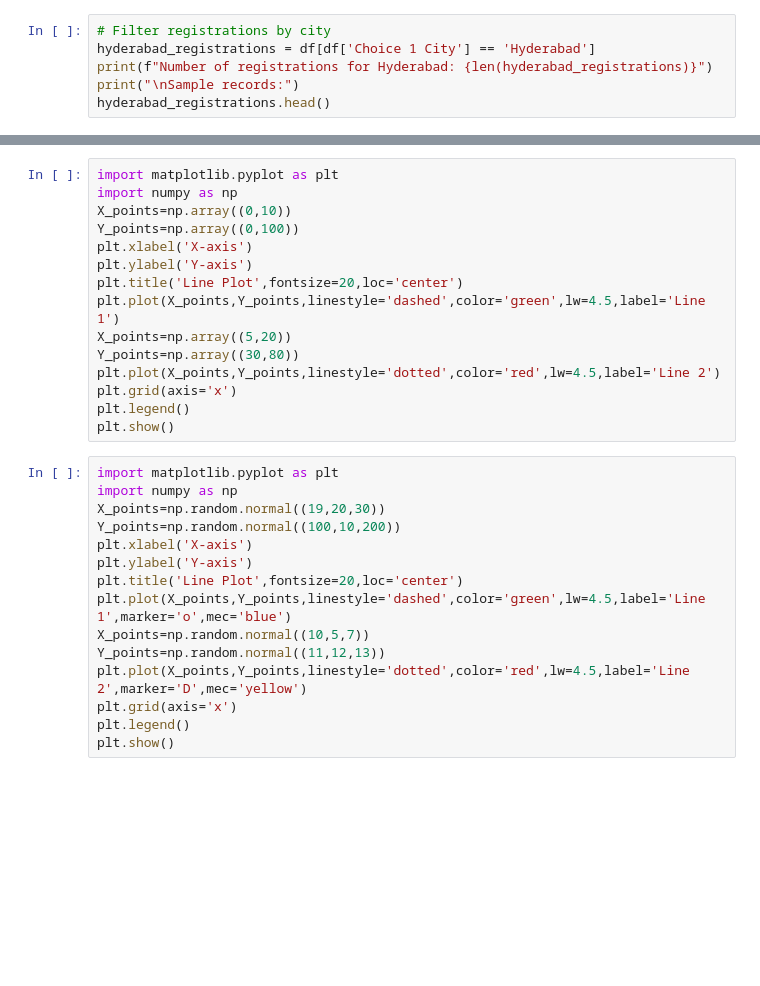
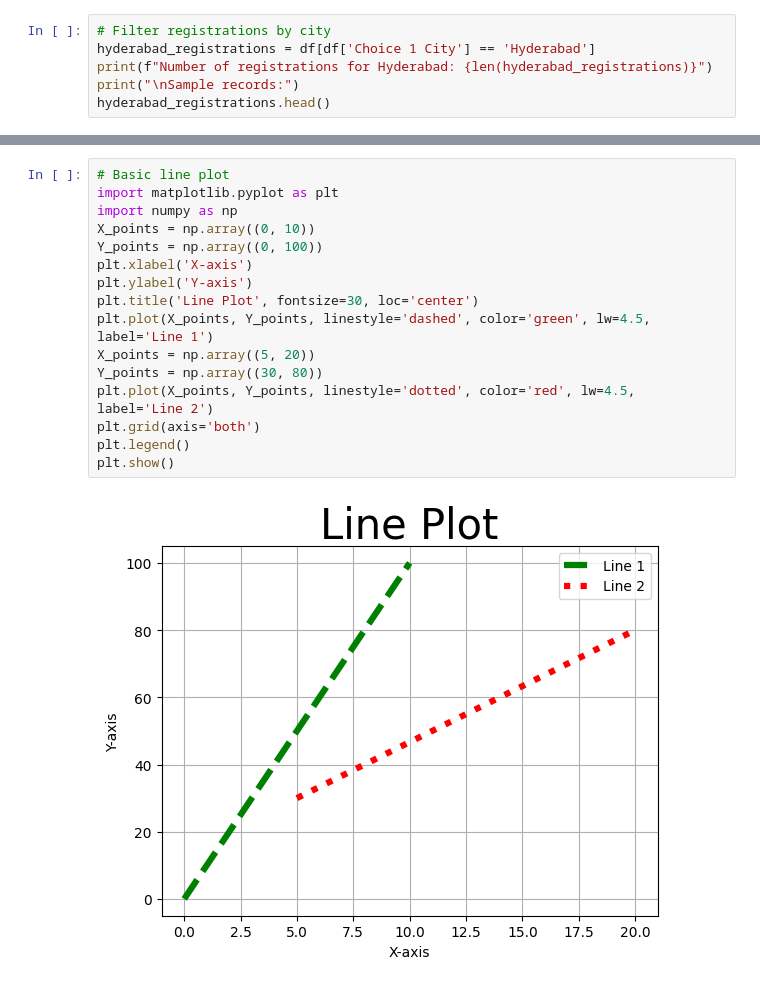
Before and after one commit to JagadeeswarJ/MDS-Lab, a Jupyter notebook: 03-week-6_7&8.ipynb, the cells around one changed output, grey strips where cells are left out. Saved outputs shown, nothing was run; the diff lists cells and outputs as text; blank space fills up the shorter version.

```diff
--- a/03-week-6_7&8.ipynb
+++ b/03-week-6_7&8.ipynb
@@ -84,33 +92,21 @@ df.isnull().sum()
 # %%
+# Basic line plot
 import matplotlib.pyplot as plt
 import numpy as np
-X_points=np.array((0,10))
-Y_points=np.array((0,100))
+X_points = np.array((0, 10))
+Y_points = np.array((0, 100))
 plt.xlabel('X-axis')
 plt.ylabel('Y-axis')
-plt.title('Line Plot',fontsize=20,loc='center')
-plt.plot(X_points,Y_points,linestyle='dashed',color='green',lw=4.5,label='Line 1')
-X_points=np.array((5,20))
-Y_points=np.array((30,80))
-plt.plot(X_points,Y_points,linestyle='dotted',color='red',lw=4.5,label='Line 2')
-plt.grid(axis='x')
+plt.title('Line Plot', fontsize=30, loc='center')
+plt.plot(X_points, Y_points, linestyle='dashed', color='green', lw=4.5, label='Line 1')
+X_points = np.array((5, 20))
+Y_points = np.array((30, 80))
+plt.plot(X_points, Y_points, linestyle='dotted', color='red', lw=4.5, label='Line 2')
+plt.grid(axis='both')
 plt.legend()
 plt.show()
+# %% [output]
+[figure, added]
-# %%
-import matplotlib.pyplot as plt
-import numpy as np
-X_points=np.random.normal((19,20,30))
-Y_points=np.random.normal((100,10,200))
-plt.xlabel('X-axis')
-plt.ylabel('Y-axis')
-plt.title('Line Plot',fontsize=20,loc='center')
-plt.plot(X_points,Y_points,linestyle='dashed',color='green',lw=4.5,label='Line 1',marker='o',mec='blue')
-X_points=np.random.normal((10,5,7))
-Y_points=np.random.normal((11,12,13))
-plt.plot(X_points,Y_points,linestyle='dotted',color='red',lw=4.5,label='Line 2',marker='D',mec='yellow')
-plt.grid(axis='x')
-plt.legend()
-plt.show()
 # %%
 xp=np.array(['x','y','z'])
 yp=np.array([1,2,3])
```
Also changed, not shown: parts of 21 cells of this notebook.
